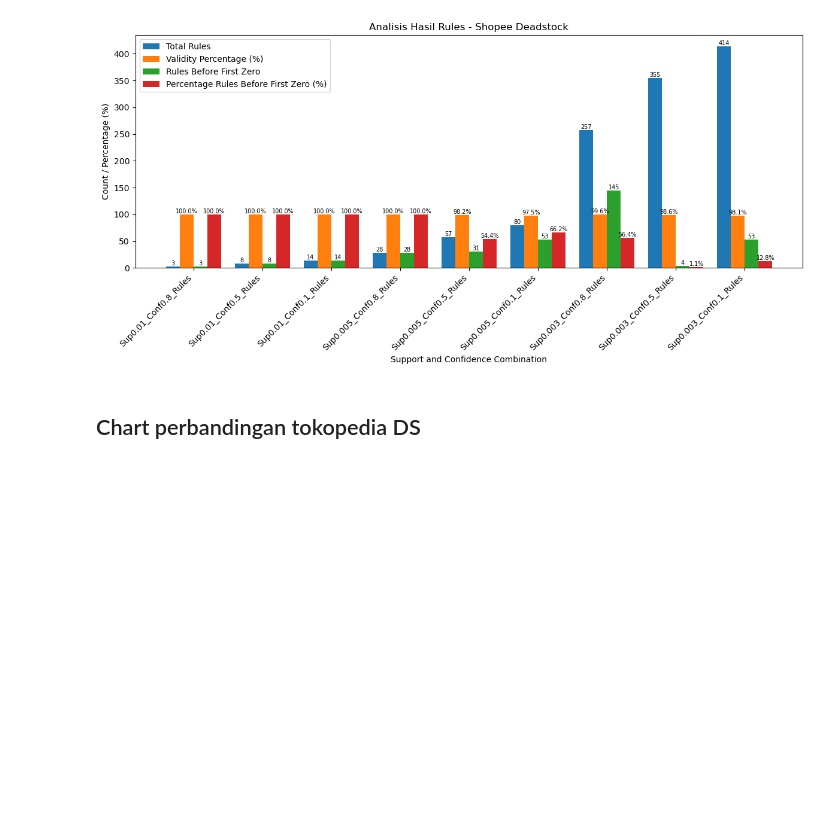
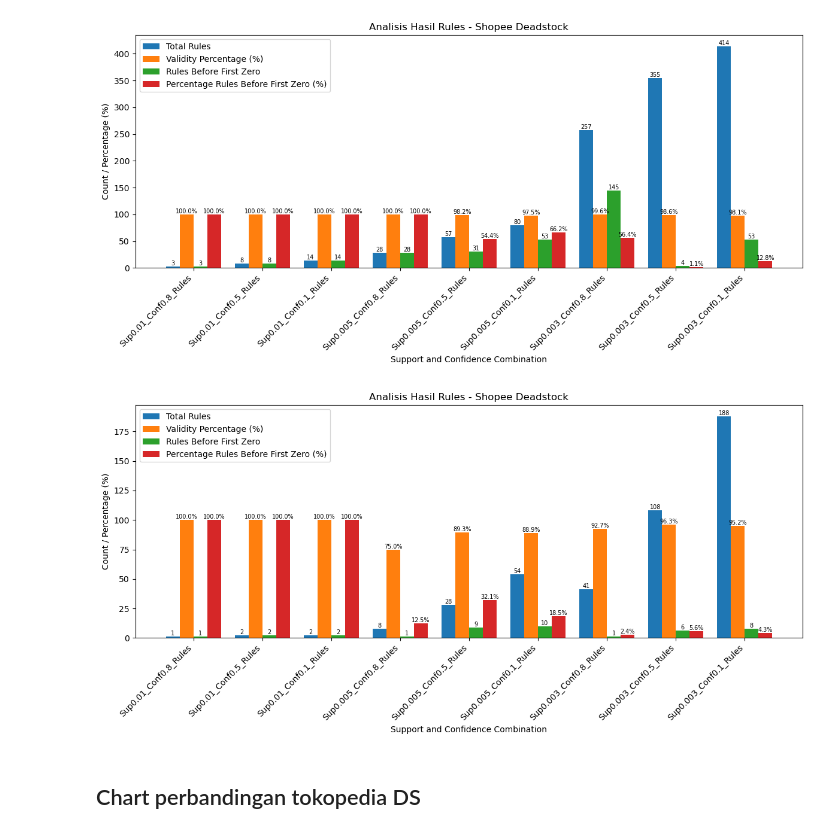
Before and after one commit to kentmaynard/SKRIPSI, a Jupyter notebook: new.ipynb, the cells around one changed output. Drawn from its saved outputs; the diff is of its cells as text; code cells hidden in the pictures; blank space fills up the shorter version.

```diff
--- a/new.ipynb
+++ b/new.ipynb
@@ -2928,6 +4052,101 @@ fig.tight_layout()
 plt.show()
 # %% [output]
 [figure]
+# %%
+import pandas as pd
+import matplotlib.pyplot as plt
+import numpy as np
+
+# 1. Load the Excel file and read the All_Rules_With_Status sheet
+try:
+    file_path = "FP_Growth_Shopee_Deadstock_Final_Updated_Business_Logic2.xlsx"
+    df = pd.read_excel(file_path, sheet_name="All_Rules_With_Status")
+except FileNotFoundError:
+    print("Error: File not found. Please check the file path.")
+    exit()
+except ValueError:
+    print("Error: Sheet 'All_Rules_With_Status' not found in the Excel file.")
+    exit()
+
+# Pastikan kolom 'validity' dan 'support' dibaca sebagai numerik
+df['validity'] = df['validity'].astype(int)
+df['support'] = df['support'].astype(float)  # Kolom support ada di Excel (kolom C)
+
+# Langkah 1: Sort DataFrame keseluruhan berdasarkan support tertinggi
+df = df.sort_values(by='support', ascending=False)
+
+# Langkah 2 dan 3: Hitung Rules Before First Zero per sheet dengan sort berdasarkan support
+def calculate_rules_before_first_zero(group):
+    # Urutkan berdasarkan support dalam setiap sheet (dari tertinggi ke terendah)
+    group = group.sort_values(by='support', ascending=False)
+    rules_before_zero = 0
+    for val in group['validity']:
+        if val == 0:  # Cek loop sampai ketemu 0 di break
+            break
+        if val == 1:  # Jika skornya 1, rules_before_zero + 1
+            rules_before_zero += 1
+    return rules_before_zero
+
+# Terapkan perhitungan
+grouped = df.groupby('sheet').apply(calculate_rules_before_first_zero).reset_index(name='rules_before_first_zero')
+
+# Tambahkan Total Rules dan Valid Rules untuk konteks
+grouped['total_rules'] = df.groupby('sheet').size().reset_index(name='count')['count']
+grouped['valid_rules'] = df.groupby('sheet')['validity'].sum().reset_index(name='valid')['valid']
+grouped['validity_percentage'] = (grouped['valid_rules'] / grouped['total_rules']) * 100
+
+# Tambahkan kolom baru untuk persentase Rules Before First Zero
+grouped['percentage_rules_before_zero'] = (grouped['rules_before_first_zero'] / grouped['total_rules']) * 100
+
+# Extract support and confidence for sorting (jika perlu)
+grouped['support'] = grouped['sheet'].str.extract(r'Sup(\d+\.?\d*)')[0].astype(float)
+grouped['confidence'] = grouped['sheet'].str.extract(r'Conf(\d+\.?\d*)')[0].astype(float)
+grouped = grouped.sort_values(by=['support', 'confidence'], ascending=[False, False]).drop(columns=['support', 'confidence'])
+
+# 4. Create the visualization with side-by-side bar charts
+fig, ax = plt.subplots(figsize=(12, 6))
+
+x = np.arange(len(grouped['sheet']))
+width = 0.2  # Lebar bar dikurangi karena ada 4 bar
+
+# Bar 1: Total Rules
+bars1 = ax.bar(x - 1.5 * width, grouped['total_rules'], width, label='Total Rules', color='#1f77b4')
+# Bar 2: Validity Percentage
+bars2 = ax.bar(x - 0.5 * width, grouped['validity_percentage'], width, label='Validity Percentage (%)', color='#ff7f0e')
+# Bar 3: Rules Before First Zero
+bars3 = ax.bar(x + 0.5 * width, grouped['rules_before_first_zero'], width, label='Rules Before First Zero', color='#2ca02c')
+# Bar 4: Percentage Rules Before First Zero
+bars4 = ax.bar(x + 1.5 * width, grouped['percentage_rules_before_zero'], width, label='Percentage Rules Before First Zero (%)', color='#d62728')
+
+# Customize the plot
+ax.set_xlabel('Support and Confidence Combination')
+ax.set_ylabel('Count / Percentage (%)')
+ax.set_xticks(x)
+ax.set_xticklabels(grouped['sheet'], rotation=45, ha='right')
+ax.legend()
+
+# Add value labels on top of the bars with smaller font size
+for bar in bars1:
+    height = bar.get_height()
+    ax.text(bar.get_x() + bar.get_width()/2, height, f'{int(height)}', ha='center', va='bottom', fontsize=7)
+
+for bar in bars2:
+    height = bar.get_height()
+    ax.text(bar.get_x() + bar.get_width()/2, height, f'{height:.1f}%', ha='center', va='bottom', fontsize=7)
+
+for bar in bars3:
+    height = bar.get_height()
+    ax.text(bar.get_x() + bar.get_width()/2, height, f'{int(height)}', ha='center', va='bottom', fontsize=7)
+
+for bar in bars4:
+    height = bar.get_height()
+    ax.text(bar.get_x() + bar.get_width()/2, height, f'{height:.1f}%', ha='center', va='bottom', fontsize=7)
+
+plt.title('Analisis Hasil Rules - Shopee Deadstock')
+fig.tight_layout()
+plt.show()
+# %% [output]
+[figure, added]
 # %% [markdown]
 ## Chart perbandingan tokopedia DS
 # %%
```
Also changed, not shown: parts of 18 cells of this notebook, 1 other file.
